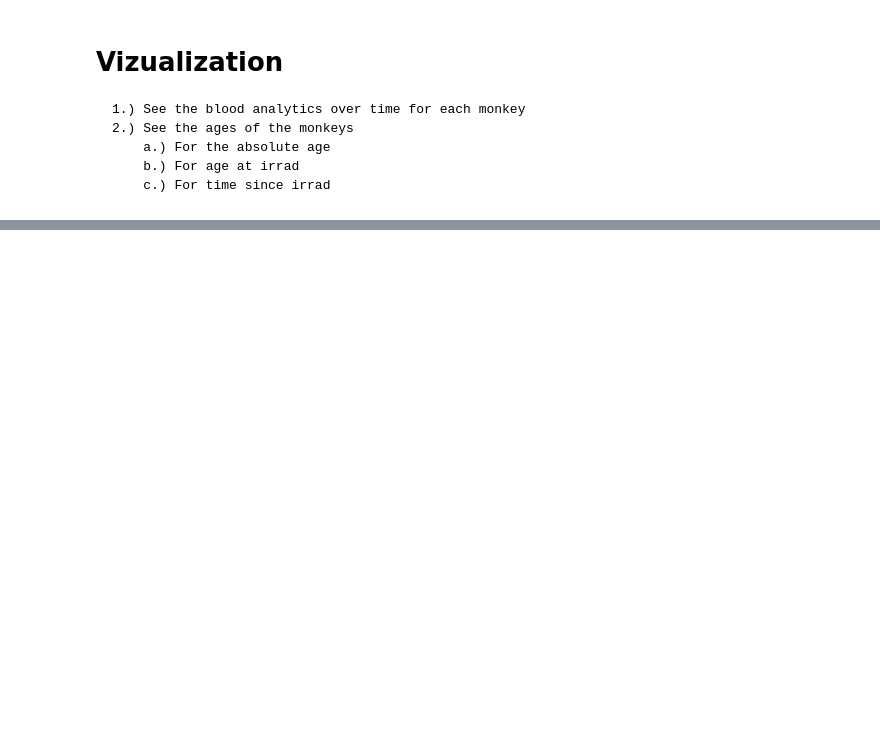
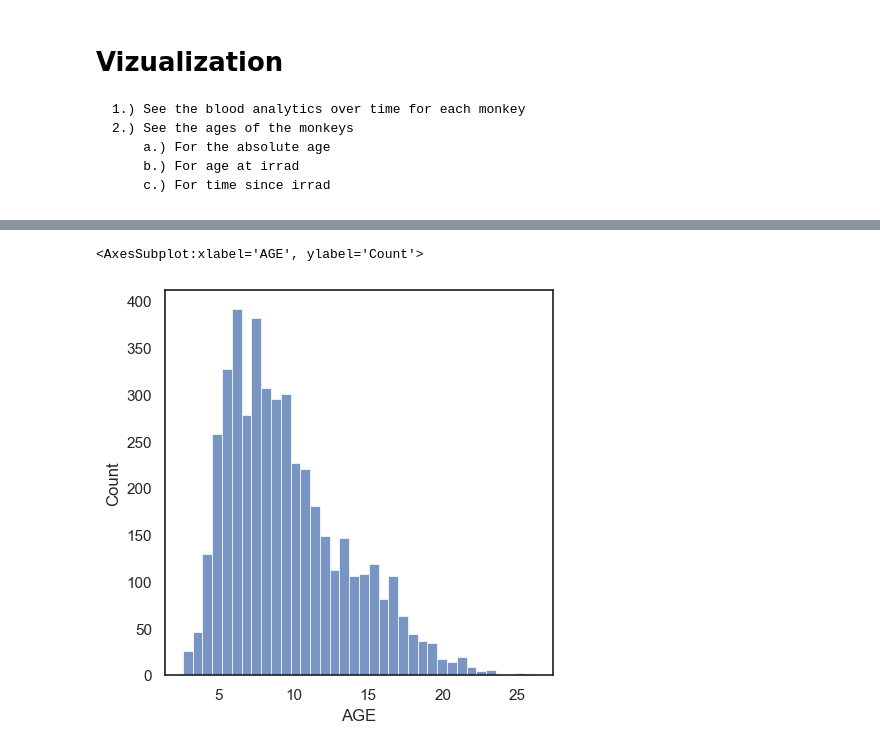
Before and after one commit to aidan-lew/monkey_health, a Jupyter notebook: monkeys_irrad_sept-2022.ipynb, the cells around one changed output, grey strips where cells are left out. Saved outputs shown, nothing was run; the diff lists cells and outputs as text; code cells hidden in the pictures; blank space fills up the shorter version.

```diff
--- a/monkeys_irrad_sept-2022.ipynb
+++ b/monkeys_irrad_sept-2022.ipynb
@@ -86,5 +67,9 @@ trial directions.csv
+# %%
+def parser(x):
+    return datetime.datetime.strptime(x,'%d-%m-%y')
 # %%
-full_monkey_df = pd.read_excel('../Documents/full_monkey_data_r2.xlsx',
+#Makee a df were all the data is present (except irrad data for the controls)
+solid_monkey_df = pd.read_excel('../Documents/full_monkey_data_r2.xlsx',
                     #sheet_name=1,
                     skiprows = 0,
                     usecols = ['ID', 'Species', 'SAMPLE_DATE', 'IRRAD ', 'IRRAD_DATE', 'DOSE_(Gy)',
@@ -98,14 +83,16 @@ full_monkey_df = pd.read_excel('../Documents/full_monkey_data_r2.xlsx',
        'ABS_LYMPH_(/uL)', 'ABS_MONO_(/uL)', 'ABS_EOS_(/uL)', 'ABS_BASO_(/uL)',
        'PLATLET_COUNT_(K/uL)'],
                     engine = 'openpyxl',
-                    #date_parser=parser
+                    date_parser=parser
                          )
 
-full_monkey_df.set_index(['ID'])
-#full_monkey_df.dropna(axis=0, inplace=True)
+#Set the index to the monkey ID and make the labels not read as integers
+solid_monkey_df.set_index(['ID'])
+solid_monkey_df['ID'] = solid_monkey_df['ID'].astype(str)
+#solid_monkey_df.dropna(axis=0, inplace=True)
 
-#x = full_monkey_df.columns
-full_monkey_df.tail()
+#x = solid_monkey_df.columns
+solid_monkey_df.tail()
 # %% [output]
 Cannot parse header or footer so it will be ignored
 |  | ID | Species | SAMPLE_DATE | IRRAD | IRRAD_DATE | DOSE_(Gy) | DAYS_SINCE_IRRAD | MONTHS_SINCE_IRRAD | ... |
@@ -127,0 +142,17 @@ Next Steps: 1.) Concat the health data 2.) Make date parser 3.) Viz ztuff
+# %%
+#See the distribution of Age
+plt.figure(figsize=(5,5))
+
+sns.histplot(
+    solid_monkey_df,
+    x="AGE",
+    #hue="",
+    #multiple="stack",
+    palette="light:m_r",
+    #edgecolor=".3",
+    linewidth=.5,
+    #log_scale=True,
+)
+# %% [output]
+<AxesSubplot:xlabel='AGE', ylabel='Count'>
+[figure, added]
```
Also changed, not shown: parts of 24 cells of this notebook.
